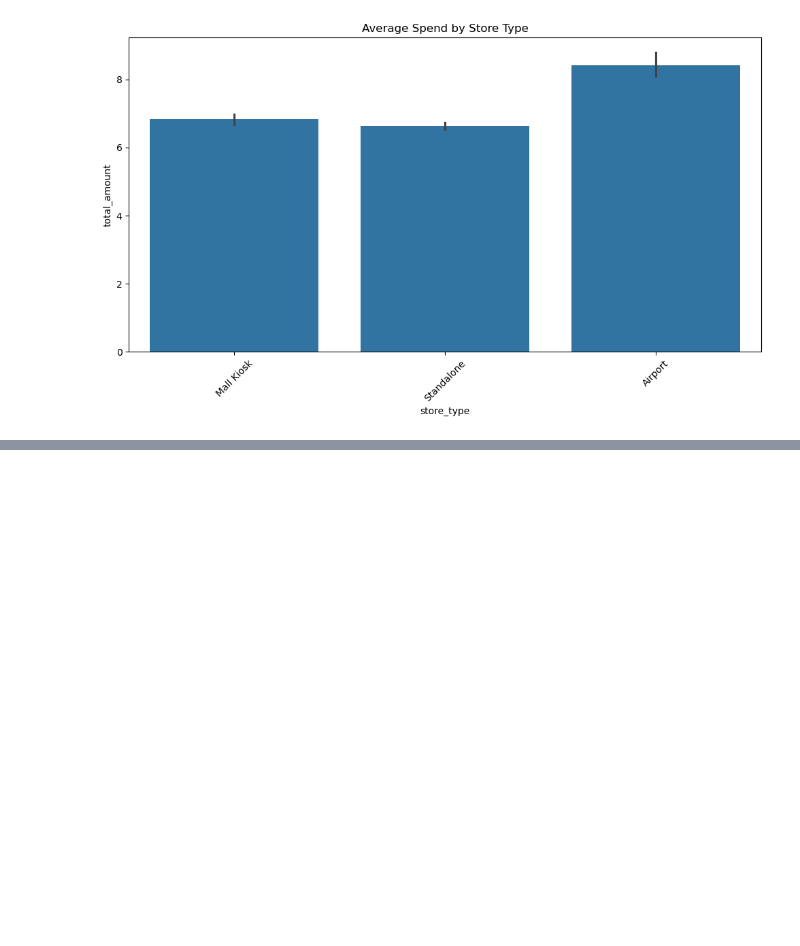
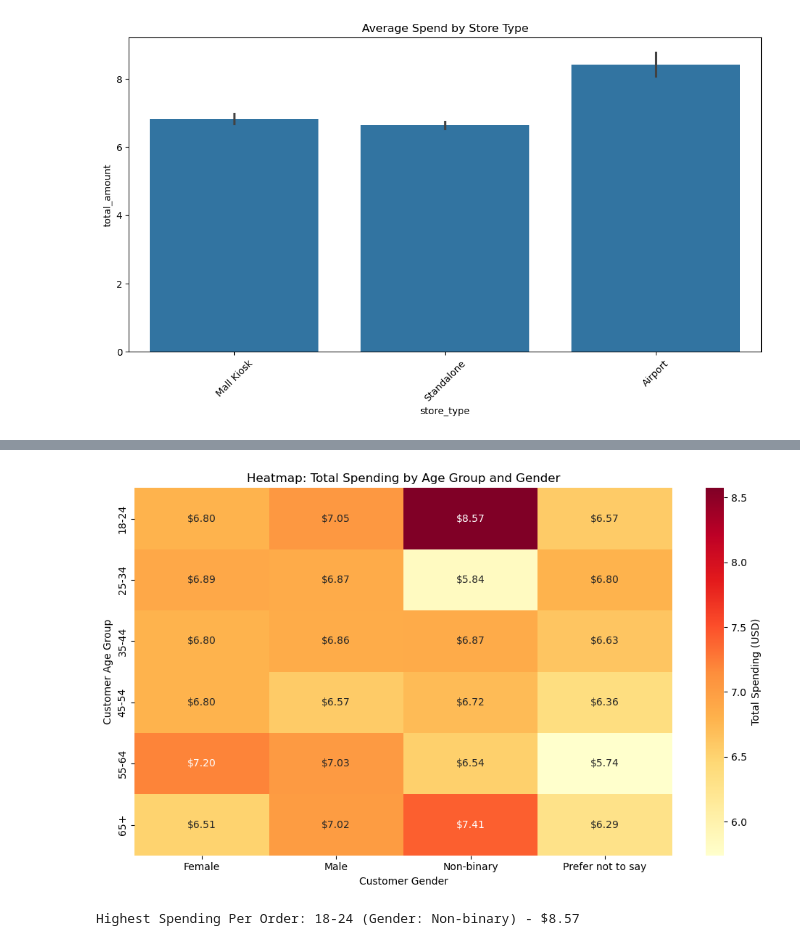
Before and after one commit to nikhilgarg614/ISDA140CoffeeSalesProject, a Jupyter notebook: FinalProjectISDA140_Gabriel-Nikill.ipynb, the cells around one changed output, grey strips where cells are left out. Saved outputs shown, nothing was run; the diff lists cells and outputs as text; code cells hidden in the pictures; blank space fills up the shorter version.

```diff
--- a/FinalProjectISDA140_Gabriel-Nikill.ipynb
+++ b/FinalProjectISDA140_Gabriel-Nikill.ipynb
@@ -269 +291,30 @@ print(f"\nHighest Spending Combination: {max_spending_idx[0]} (Gender: {max_spen
 Highest Spending Combination: 25-34 (Gender: Female) - $14,278.27
+# %%
+# Create a crosstab showing total spending across age groups and genders
+spending_pivot = pd.crosstab(
+    df['customer_age_group'],
+    df_filtered['customer_gender'],
+    values=df['total_amount'],
+    aggfunc='mean'
+)
+
+spending_pivot = spending_pivot.reindex([age for age in age_order if age in spending_pivot.index])
+
+# Create heatmap
+plt.figure(figsize=(10, 6))
+ax = sns.heatmap(data = spending_pivot, annot=True, fmt='.2f', cmap='YlOrRd', cbar_kws={'label': 'Total Spending (USD)'})
+for t in ax.texts:
+    t.set_text('$' + t.get_text())
+plt.title("Heatmap: Total Spending by Age Group and Gender")
+plt.xlabel("Customer Gender")
+plt.ylabel("Customer Age Group")
+plt.tight_layout()
+plt.show()
+
+# Find the age group and gender combination with highest spending
+max_spending_idx = spending_pivot.stack().idxmax()
+max_spending_value = spending_pivot.stack().max()
+print(f"\nHighest Spending Per Order: {max_spending_idx[0]} (Gender: {max_spending_idx[1]}) - ${max_spending_value:,.2f}")
+# %% [output]
+[figure, added]
+Highest Spending Per Order: 18-24 (Gender: Non-binary) - $8.57
```
Also changed, not shown: parts of 2 cells of this notebook.
